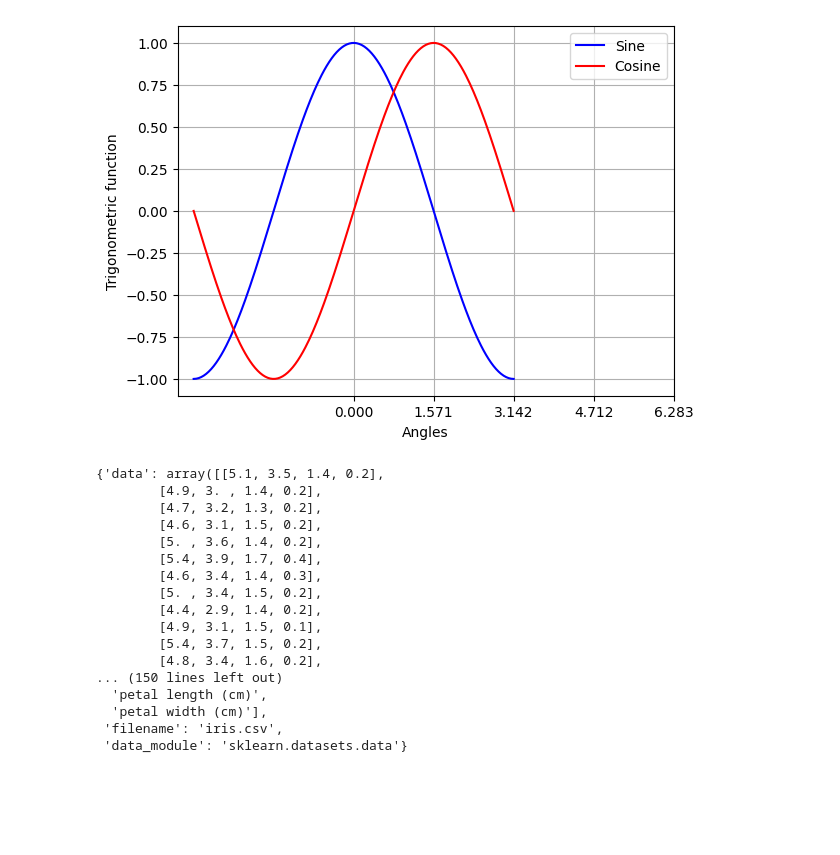
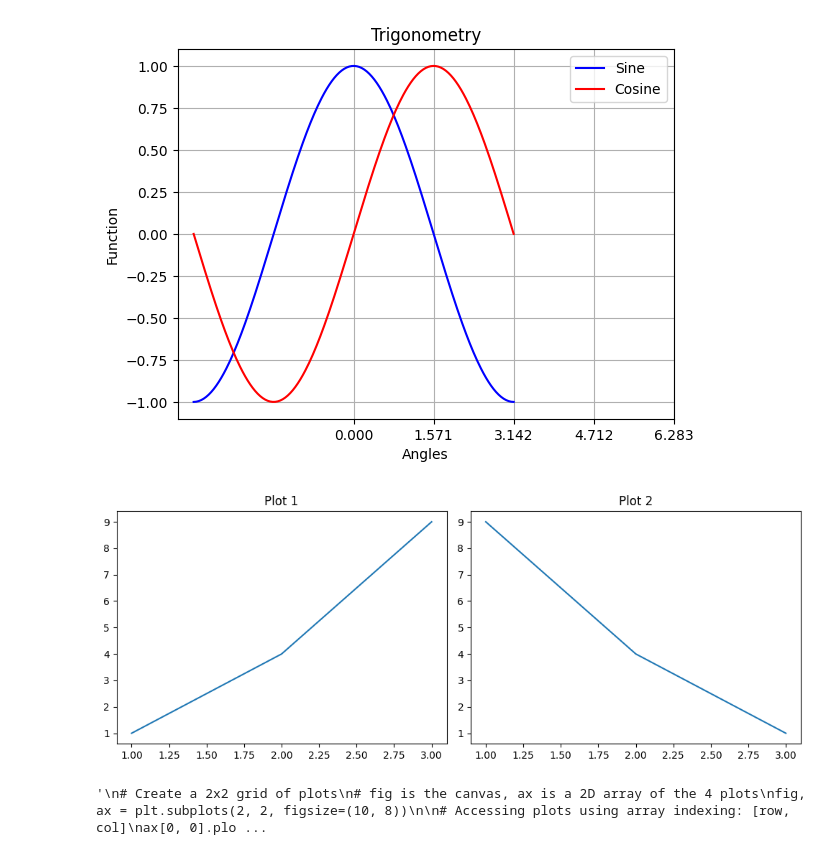
Before and after one commit to aaromalonline/jupyter_prgms, a Jupyter notebook: plots.ipynb, the cells around one changed output. Drawn from its saved outputs; the diff is of its cells as text; code cells hidden in the pictures; blank space fills up the shorter version.

```diff
--- a/plots.ipynb
+++ b/plots.ipynb
@@ -1,37 +1,64 @@
 # %%
 import matplotlib.pyplot as plt
 import numpy as np
 
 fig, ax = plt.subplots()
 x = np.linspace(-np.pi, np.pi, 256)
 c, s = np.sin(x), np.cos(x)
 ax.plot(x, s, label = "Sine", color = "blue")
 ax.plot(x, c, label = "Cosine", color = "red")
-ax.set_ylabel("Trigonometric function")
-ax.set_xlabel("Angles")
-ax.set_xticks(np.linspace(0, 2*np.pi, 5))
-ax.set_yticks(np.linspace(-1, 1, 9))
+ax.set(title="Trigonometry", xlabel="Angles", ylabel="Function",
+       xticks=np.linspace(0, 2*np.pi, 5), yticks=np.linspace(-1, 1, 9))
 ax.legend()
 ax.grid(True)
 plt.show()
 # %% [output]
-[figure, old version]
+[figure, new version]
 # %%
+#Creating figs and subplots
+
+import matplotlib.pyplot as plt
+import numpy as np
+
+
+# Create the canvas (the Figure)
+plt.figure(figsize=(10, 4))
+
+# First plot: (1 Row, 2 Col, Position 1)
+plt.subplot(1, 2, 1)
+plt.plot([1, 2, 3], [1, 4, 9])
+plt.title("Plot 1")
+
+# Second plot: (1 Row, 2 Col, Position 2)
+plt.subplot(1, 2, 2)
+plt.plot([1, 2, 3], [9, 4, 1])
+plt.title("Plot 2")
+
+plt.tight_layout() # Fixes overlapping titles
+plt.show()
+
+
+'''
+# Create a 2x2 grid of plots
+# fig is the canvas, ax is a 2D array of the 4 plots
+fig, ax = plt.subplots(2, 2, figsize=(10, 8))
+
+# Accessing plots using array indexing: [row, col]
+ax[0, 0].plot([1, 2, 3], [1, 2, 3], color='red')
+ax[0, 0].set_title("Top Left")
+
+ax[0, 1].scatter([1, 2, 3], [3, 1, 2], color='blue')
+ax[0, 1].set_title("Top Right")
+
+ax[1, 0].bar(['A', 'B', 'C'], [5, 7, 3], color='green')
+ax[1, 0].set_title("Bottom Left")
+
+ax[1, 1].hist(np.random.randn(100), bins=20, color='purple')
+ax[1, 1].set_title("Bottom Right")
+
+plt.tight_layout()
+plt.show()
+'''
 # %% [output]
+[figure, added]
-{'data': array([[5.1, 3.5, 1.4, 0.2],
-        [4.9, 3. , 1.4, 0.2],
-        [4.7, 3.2, 1.3, 0.2],
-        [4.6, 3.1, 1.5, 0.2],
-        [5. , 3.6, 1.4, 0.2],
-        [5.4, 3.9, 1.7, 0.4],
-        [4.6, 3.4, 1.4, 0.3],
-        [5. , 3.4, 1.5, 0.2],
-        [4.4, 2.9, 1.4, 0.2],
-        [4.9, 3.1, 1.5, 0.1],
-        [5.4, 3.7, 1.5, 0.2],
-        [4.8, 3.4, 1.6, 0.2],
-... (150 lines left out)
-  'petal length (cm)',
-  'petal width (cm)'],
- 'filename': 'iris.csv',
- 'data_module': 'sklearn.datasets.data'}
+'\n# Create a 2x2 grid of plots\n# fig is the canvas, ax is a 2D array of the 4 plots\nfig, ax = plt.subplots(2, 2, figsize=(10, 8))\n\n# Accessing plots using array indexing: [row, col]\nax[0, 0].plo ...
```
Also changed, not shown: 2 other files.
